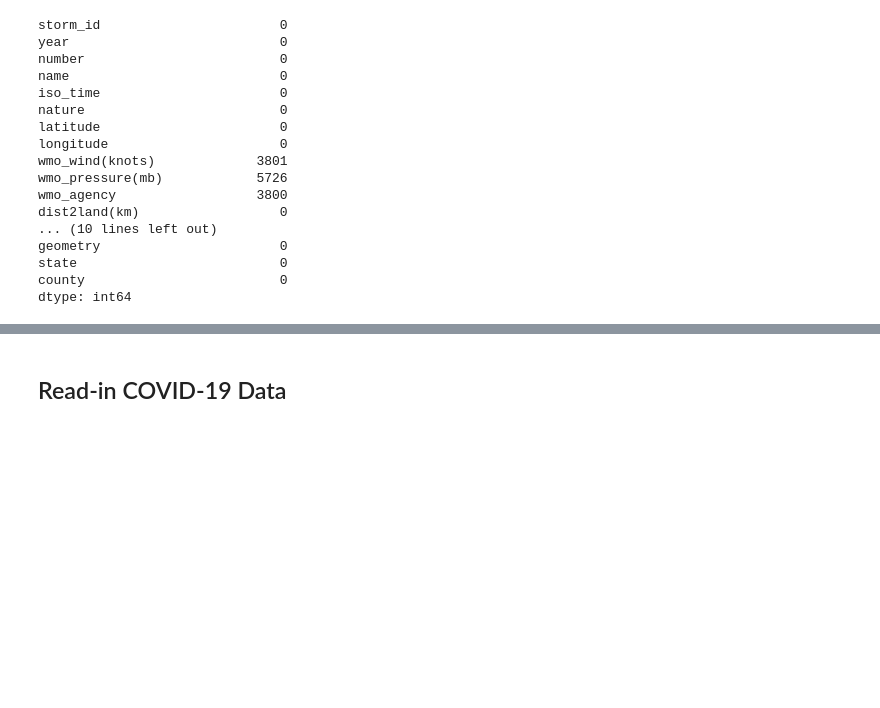
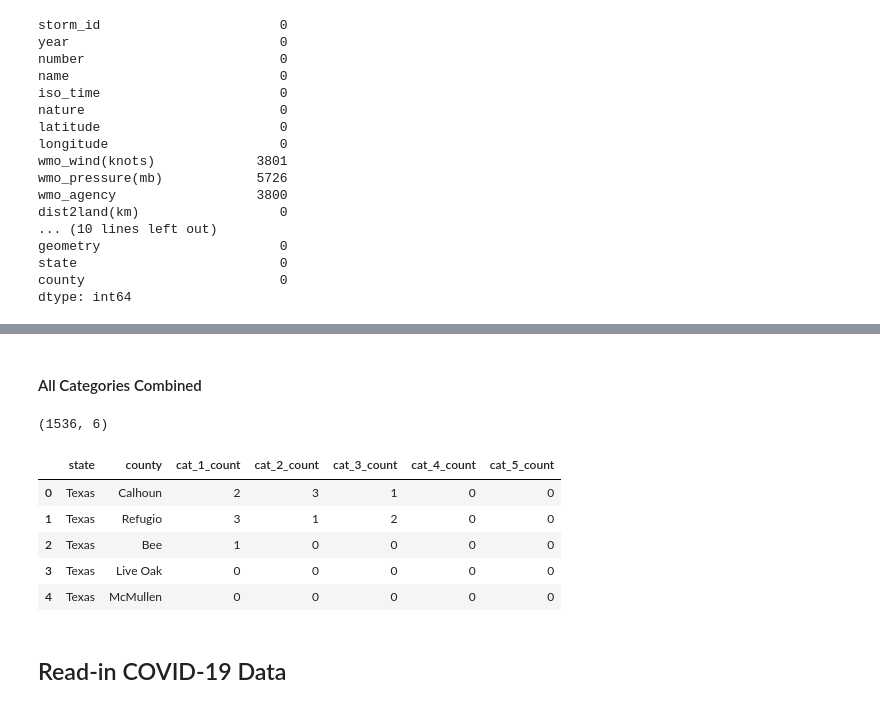
Before and after one commit to jlu90/Mapping-Dual-Risk-Hurricanes-and-COVID, a Jupyter notebook: jocelyn/atlantic_hurricanes_geopandas.ipynb, the cells around one changed output, grey strips where cells are left out. Saved outputs shown, nothing was run; the diff lists cells and outputs as text; code cells hidden in the pictures; blank space fills up the shorter version.

Commit message:
created aggregates of hurricane counties

```diff
--- a/jocelyn/atlantic_hurricanes_geopandas.ipynb
+++ b/jocelyn/atlantic_hurricanes_geopandas.ipynb
@@ -181,3 +265,34 @@ dtype: int64
+# %%
+category_5_dict = {}
+category_5_df_list = []
+
+for state in states_with_hurricanes_list:
+    category_5_dict[state] = get_category_count(geo_df_usa, state, 'storm_category', 5.0)
+    category_5_df_list.append(get_dfs(state, category_5_dict))
+
+category_5_df = pd.concat(category_5_df_list)
+categories_df['cat_5_count'] = category_5_df[0]
+# %% [markdown]
+#### All Categories Combined
+# %%
+categories_df.shape
+# %% [output]
+(1536, 6)
+# %%
+categories_df['county'] = categories_df.index
+# %%
+categories_df = categories_df.reset_index()
+# %%
+categories_df = categories_df[['state', 'county', 'cat_1_count', 'cat_2_count', 'cat_3_count', 'cat_4_count', 'cat_5_count']]
+# %%
+categories_df.head()
+# %% [output]
+|  | state | county | cat_1_count | cat_2_count | cat_3_count | cat_4_count | cat_5_count |
+| 0 | Texas | Calhoun | 2 | 3 | 1 | 0 | 0 |
+| 1 | Texas | Refugio | 3 | 1 | 2 | 0 | 0 |
+| 2 | Texas | Bee | 1 | 0 | 0 | 0 | 0 |
+| 3 | Texas | Live Oak | 0 | 0 | 0 | 0 | 0 |
+| 4 | Texas | McMullen | 0 | 0 | 0 | 0 | 0 |
 # %% [markdown]
 ## Read-in COVID-19 Data
 # %% [markdown]
```
Also changed, not shown: parts of 15 cells of this notebook.
